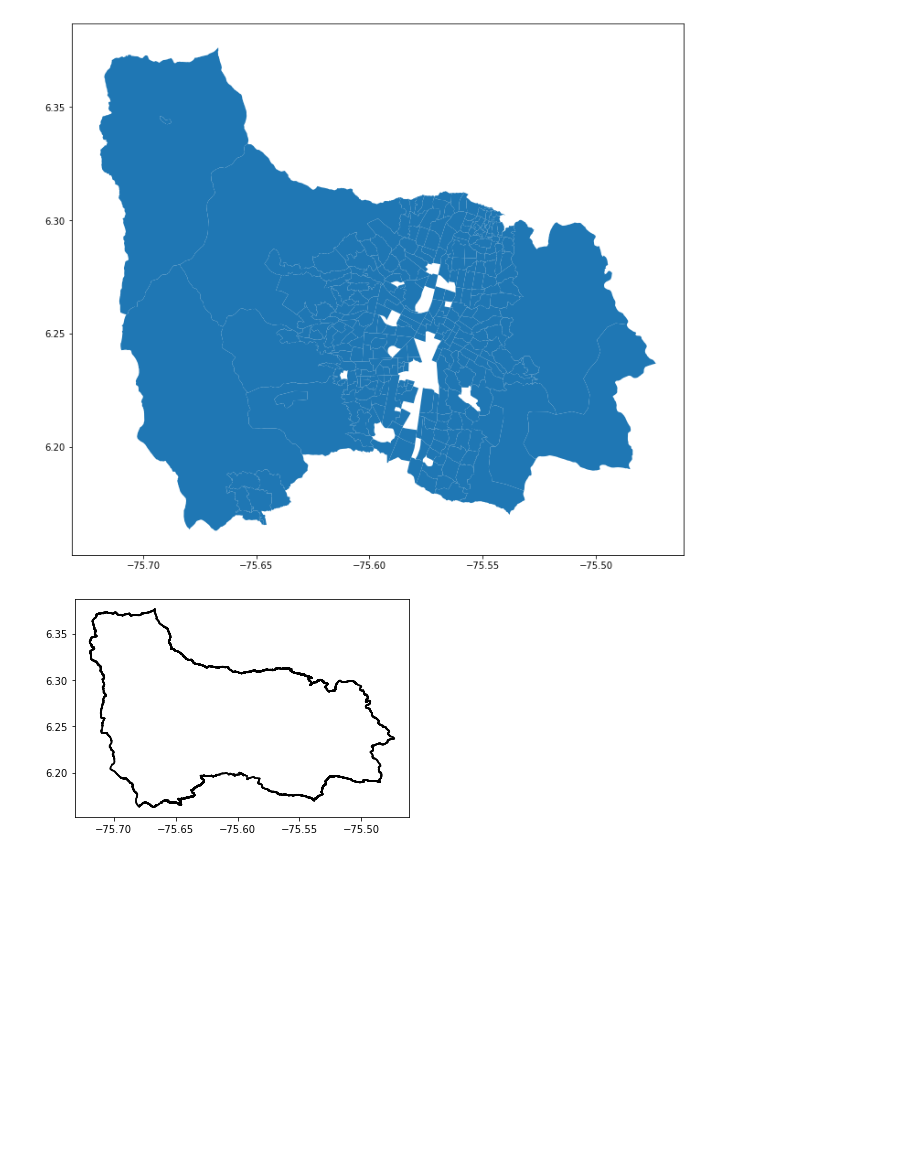
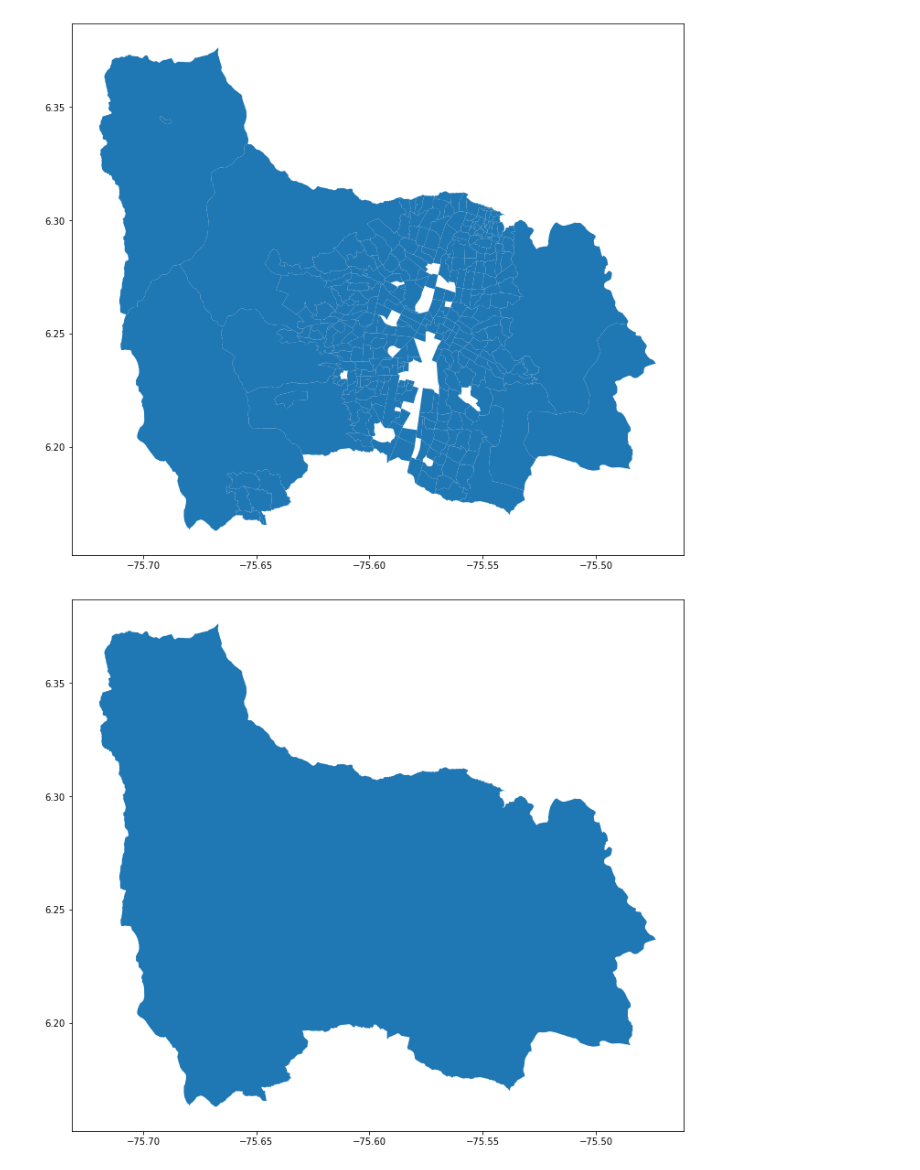
Before and after one commit to juanscr/covid-abms, a Jupyter notebook: covid/area.ipynb, the cells around one changed output. Drawn from its saved outputs; the diff is of its cells as text; code cells hidden in the pictures; blank space fills up the shorter version.

```diff
--- a/covid/area.ipynb
+++ b/covid/area.ipynb
@@ -39,12 +39,20 @@ medellin_merged = gp.GeoSeries(cascaded_union(polygons))
 # %%
 # Use cascaded union
 g = [i for i in medellin_merged.geometry]
 x, y = g[0].exterior.coords.xy
 coord = np.dstack((x, y)).tolist()
 
-for i in range(len(coord[0]) - 1):
-    plt.plot((coord[0][i][0], coord[0][i + 1][0]), (coord[0][i][1], coord[0][i + 1][1]), 'k')
+plotting = False
+if plotting:
+    for i in range(len(coord[0]) - 1):
+        plt.plot((coord[0][i][0], coord[0][i + 1][0]), (coord[0][i][1], coord[0][i + 1][1]), 'k')
 
+    plt.show()
+
+outer_medellin = gp.GeoSeries(Polygon(coord[0]))
+outer_medellin.plot(figsize=(12, 12))
 plt.show()
+
+outer_medellin.to_file('maps/medellin_merged.shp', driver='ESRI Shapefile')
 # %% [output]
-[figure, old version]
+[figure, new version]
```
Also changed, not shown: 5 other files.
